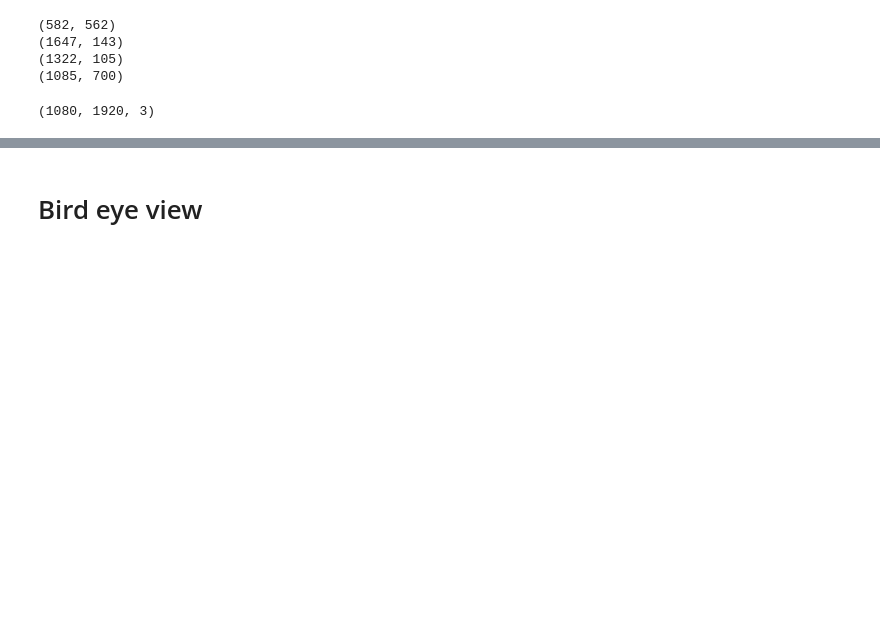
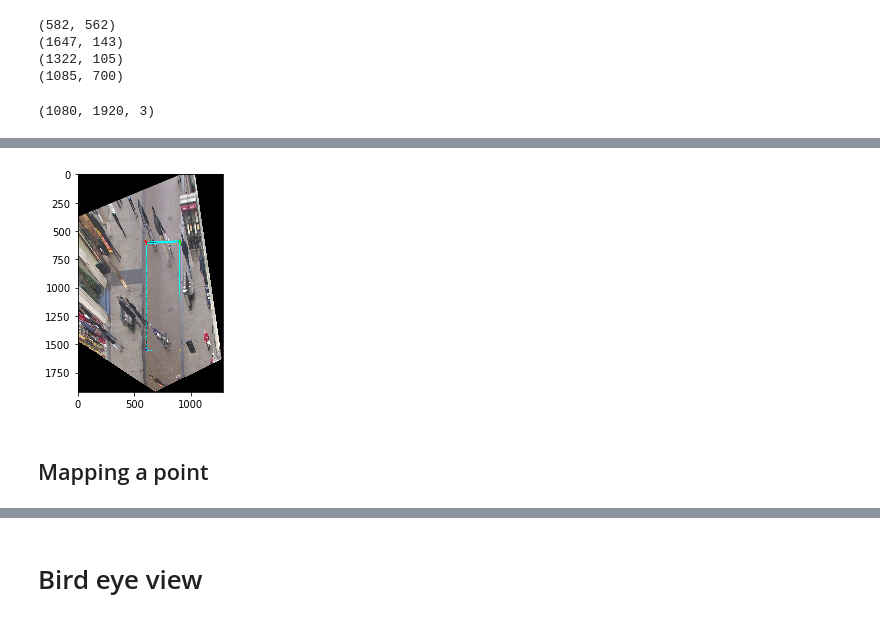
Before and after one commit to mateusz-wojcik/people-tracker, a Jupyter notebook: top_view_transform/top_view_exp.ipynb, the cells around one changed output, grey strips where cells are left out. Saved outputs shown, nothing was run; the diff lists cells and outputs as text; code cells hidden in the pictures; blank space fills up the shorter version.

```diff
--- a/top_view_transform/top_view_exp.ipynb
+++ b/top_view_transform/top_view_exp.ipynb
@@ -78,0 +98,18 @@ img.shape
+# %%
+src = np.float32([extTop, extRight, extBot, extLeft])
+x1 = 600
+x2 = 900
+y1 = 600
+y2 = 1550
+
+dst = np.float32([[x1, y1], [x2, y1], [x2, y2], [x1, y2]])
+M = cv2.getPerspectiveTransform(src, dst) # The transformation matrix
+Minv = cv2.getPerspectiveTransform(dst, src) # Inverse transformation
+
+warped_img = cv2.warpPerspective(img, M, (1280, 1920)) # Image warping
+plt.imshow(warped_img) # Show results
+plt.show()
+# %% [output]
+[figure, added]
+# %% [markdown]
+## Mapping a point
```
Also changed, not shown: parts of 16 cells of this notebook, 1 other file.
